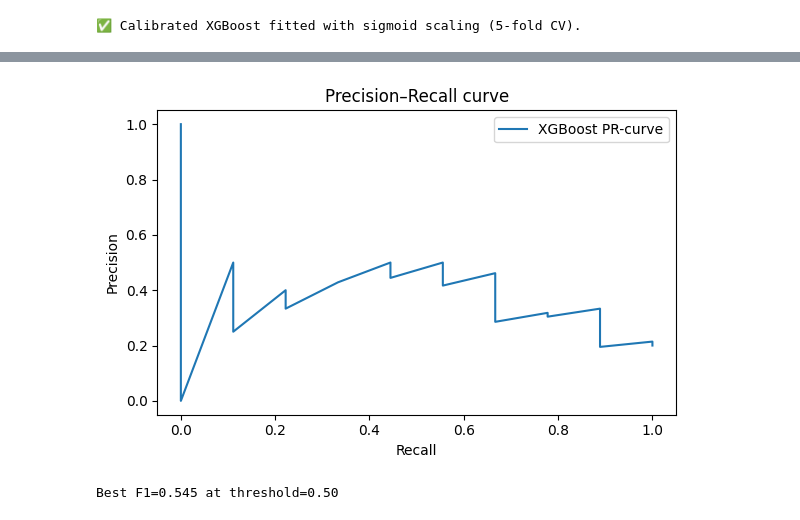
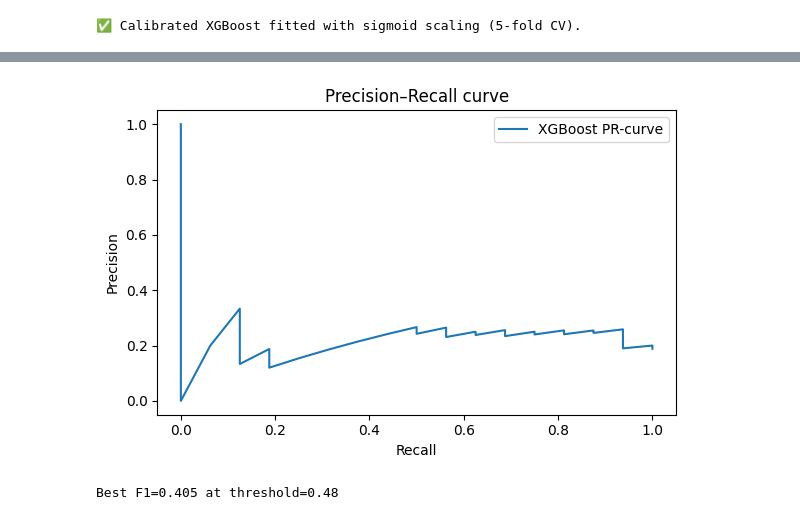
Before and after one commit to lochieh19798/Data-analysis, a Jupyter notebook: Figure2mod.ipynb, the cells around one changed output, grey strips where cells are left out. Drawn from its saved outputs; the diff is of its cells as text; code cells hidden in the pictures.

```diff
--- a/Figure2mod.ipynb
+++ b/Figure2mod.ipynb
@@ -458,7 +444,7 @@ et_rand = RandomizedSearchCV(
     param_distributions=param_dist,
     n_iter=30,             # only 30 random combinations
     scoring="roc_auc",
-    cv=3,
+    cv=5,
     n_jobs=-1,
     verbose=1,
     random_state=RANDOM_STATE,
@@ -654,7 +638,7 @@ models = {
 # If you still need the cat_features_idx for SHAP or CatBoost elsewhere:
 cat_features_idx = [X_train.columns.get_loc(c) for c in cat]
 # %%
-# ╔═╡ Cell 5.1 – Full‐train smoke test of all pipelines ═════════════════╗
+# ╔═╡ Cell 5.1 – Full-train smoke test on hold-out ═════════════════════╗
 from sklearn.metrics import roc_auc_score
 
 print("=== Pipeline structure ===")
@@ -666,12 +650,12 @@ for name, pipe in models.items():
         print("  (not a pipeline!)", type(pipe).__name__)
     print()
 
-print("=== Smoke test (fit on full X_train, score on X_test) ===")
+print("=== Smoke test (fit on full X_train, score on X_hold) ===")
 for name, pipe in models.items():
     try:
         pipe.fit(X_train, y_train)
-        probs = pipe.predict_proba(X_test)[:, 1]
-        auc = roc_auc_score(y_test, probs)
+        probs = pipe.predict_proba(X_hold)[:, 1]
+        auc   = roc_auc_score(y_hold, probs)
         print(f"{name}: ✔ fitted & predict_proba OK → AUC on hold-out = {auc:.3f}")
     except Exception as e:
         print(f"{name}: ✖ ERROR → {e}")
@@ -849,5 +819,5 @@ Fitting 9 folds for each of 30 candidates, totalling 270 fits
 # %%
-# ╔═╡ Cell 5.4 – Enhanced Randomized search → final XGBoost ═════════════╗
+# ╔═╡ Cell 5.4 – Enhanced Randomized search → final XGBoost (CPU) ═════════════╗
 import xgboost as xgb
 from sklearn.pipeline        import Pipeline
 from sklearn.impute          import SimpleImputer
@@ -870,14 +840,14 @@ pre_xgb = ColumnTransformer([
     ("cat", cat_imp_enc, cat)
 ], remainder="drop")
 
-# 2) Base pipeline using GPU for training
+# 2) Base pipeline using CPU for training
 xgb_pipe = Pipeline([
     ("pre", pre_xgb),
     ("clf", xgb.XGBClassifier(
         objective="binary:logistic",
         eval_metric="auc",
-        tree_method="hist",    # histogram method
-        device="cuda",         # ← use GPU
+        tree_method="hist",    # histogram method on CPU
+        n_jobs=-1,             # use all CPU cores
         scale_pos_weight=(y_train == 0).sum() / (y_train == 1).sum(),
         random_state=RANDOM_STATE
     ))
@@ -895,7 +865,7 @@ param_dist = {
     "clf__reg_lambda":       [1, 5, 10]
 }
 
-# 4) Repeated stratified CV & randomized search (n_jobs=1 to serialize GPU usage)
+# 4) Repeated stratified CV & randomized search
 rsk = RepeatedStratifiedKFold(n_splits=5, n_repeats=2, random_state=RANDOM_STATE)
 rs_xgb = RandomizedSearchCV(
     xgb_pipe,
@@ -903,8 +873,8 @@ rs_xgb = RandomizedSearchCV(
     n_iter=20,
     scoring="roc_auc",
     cv=rsk,
-    n_jobs=1,        # ← avoid launching multiple GPU jobs in parallel
-    verbose=2,
+    n_jobs=1,
+    verbose=0,             # ← no CV logs
     random_state=RANDOM_STATE,
     refit=True
 )
@@ -915,29 +885,29 @@ rs_xgb.fit(X_train, y_train)
 print("✅ Best XGB params:", rs_xgb.best_params_)
 print("✅ Best CV AUC:   ", rs_xgb.best_score_)
 
-# 6) Build final XGB with early stopping on GPU
+# 6) Build final XGB with early stopping on CPU
 best_params = {k.replace("clf__", ""): v for k, v in rs_xgb.best_params_.items()}
 xgb_final = xgb.XGBClassifier(
     **best_params,
     objective="binary:logistic",
     eval_metric="auc",
     tree_method="hist",
-    device="cuda",                 # ← GPU
+    n_jobs=-1,                    # CPU parallelism
     early_stopping_rounds=30,
     scale_pos_weight=(y_train == 0).sum() / (y_train == 1).sum(),
     random_state=RANDOM_STATE
 )
 
-# 7) Fit the preprocessor & transform both build and hold-out
+# 7) Fit preprocessor & transform train + hold-out
 pre_xgb.fit(X_train)
 X_tr = pre_xgb.transform(X_train)
-X_te = pre_xgb.transform(X_test)
+X_te = pre_xgb.transform(X_hold)                # ← use hold-out here
 
 # 8) Train final model with early stopping
 xgb_final.fit(
     X_tr,
     y_train,
-    eval_set=[(X_te, y_test)],
+    eval_set=[(X_te, y_hold)],
     verbose=False
 )
 
@@ -1333,25 +1249,25 @@ Brier score (calibr.) : 0.14862902512701553
 # %%
 # ╔═╡ Cell 10.3 – Precision–Recall & threshold‐tuning ════════════════╗
 from sklearn.metrics import precision_recall_curve, f1_score
 
-y_prob = models["XGBoost"].predict_proba(X_test)[:,1]
-precision, recall, thresholds = precision_recall_curve(y_test, y_prob)
+y_prob = models["XGBoost"].predict_proba(X_hold)[:,1]
+precision, recall, thresholds = precision_recall_curve(y_hold, y_prob)
 
 plt.figure(figsize=(6,4))
 plt.plot(recall, precision, label="XGBoost PR-curve")
 plt.xlabel("Recall"); plt.ylabel("Precision")
 plt.title("Precision–Recall curve")
 plt.legend()
 plt.tight_layout()
 plt.show()
 
 # F1 vs threshold
-f1s = [f1_score(y_test, y_prob>=t) for t in thresholds]
+f1s = [f1_score(y_hold, y_prob>=t) for t in thresholds]
 opt_idx = np.argmax(f1s)
 print(f"Best F1={f1s[opt_idx]:.3f} at threshold={thresholds[opt_idx]:.2f}")
 # %% [output]
-[figure, old version]
+[figure, new version]
-Best F1=0.545 at threshold=0.50
+Best F1=0.405 at threshold=0.48
 # %%
 # ╔═╡ Cell 10.4 – Model-agnostic SHAP (Calibrated XGBoost + KernelExplainer) ─────────╗
 import shap
```
Also changed, not shown: parts of 34 cells of this notebook.
